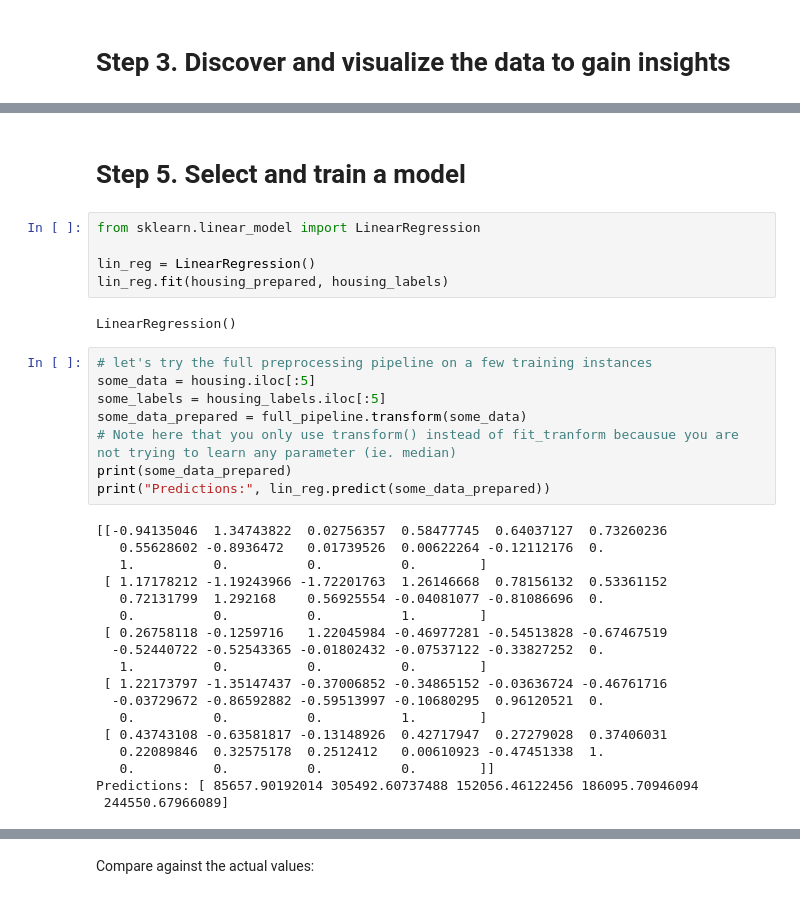
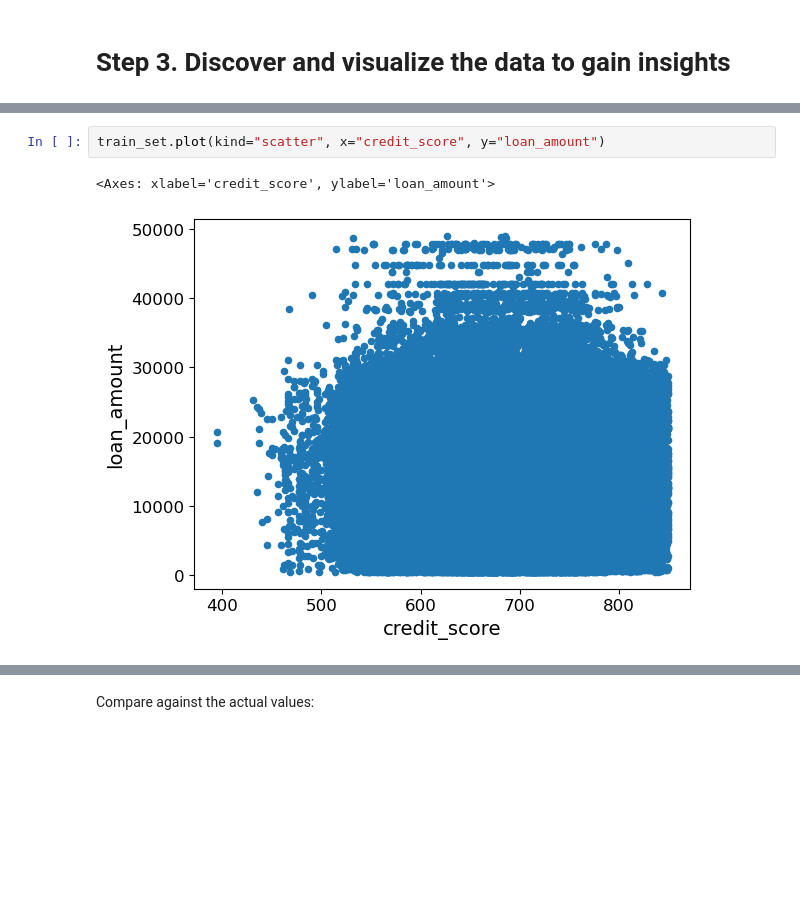
Before and after one commit to max-lennon/Playground_LoanPayback, a Jupyter notebook: Loan_Payback.ipynb, the cells around one changed output, grey strips where cells are left out. Drawn from its saved outputs; the diff is of its cells as text; blank space fills up the shorter version.

```diff
--- a/Loan_Payback.ipynb
+++ b/Loan_Payback.ipynb
@@ -630,35 +80,5 @@ array([[-0.94135046,  1.34743822,  0.02756357, ...,  0.        ,
-# %% [markdown]
-# Step 5. Select and train a model
-# %%
-from sklearn.linear_model import LinearRegression
-
-lin_reg = LinearRegression()
-lin_reg.fit(housing_prepared, housing_labels)
-# %% [output]
-LinearRegression()
-# %%
-# let's try the full preprocessing pipeline on a few training instances
-some_data = housing.iloc[:5]
-some_labels = housing_labels.iloc[:5]
-some_data_prepared = full_pipeline.transform(some_data)
-# Note here that you only use transform() instead of fit_tranform becausue you are not trying to learn any parameter (ie. median)
-print(some_data_prepared)
-print("Predictions:", lin_reg.predict(some_data_prepared))
-# %% [output]
-[[-0.94135046  1.34743822  0.02756357  0.58477745  0.64037127  0.73260236
-   0.55628602 -0.8936472   0.01739526  0.00622264 -0.12112176  0.
-   1.          0.          0.          0.        ]
- [ 1.17178212 -1.19243966 -1.72201763  1.26146668  0.78156132  0.53361152
-   0.72131799  1.292168    0.56925554 -0.04081077 -0.81086696  0.
-   0.          0.          0.          1.        ]
- [ 0.26758118 -0.1259716   1.22045984 -0.46977281 -0.54513828 -0.67467519
-  -0.52440722 -0.52543365 -0.01802432 -0.07537122 -0.33827252  0.
-   1.          0.          0.          0.        ]
- [ 1.22173797 -1.35147437 -0.37006852 -0.34865152 -0.03636724 -0.46761716
-  -0.03729672 -0.86592882 -0.59513997 -0.10680295  0.96120521  0.
-   0.          0.          0.          1.        ]
- [ 0.43743108 -0.63581817 -0.13148926  0.42717947  0.27279028  0.37406031
-   0.22089846  0.32575178  0.2512412   0.00610923 -0.47451338  1.
-   0.          0.          0.          0.        ]]
-Predictions: [ 85657.90192014 305492.60737488 152056.46122456 186095.70946094
- 244550.67966089]
+# %%
+train_set.plot(kind="scatter", x="credit_score", y="loan_amount")
+# %% [output]
+<Axes: xlabel='credit_score', ylabel='loan_amount'>
+[figure, added]
```
Also changed, not shown: parts of 120 cells of this notebook.
